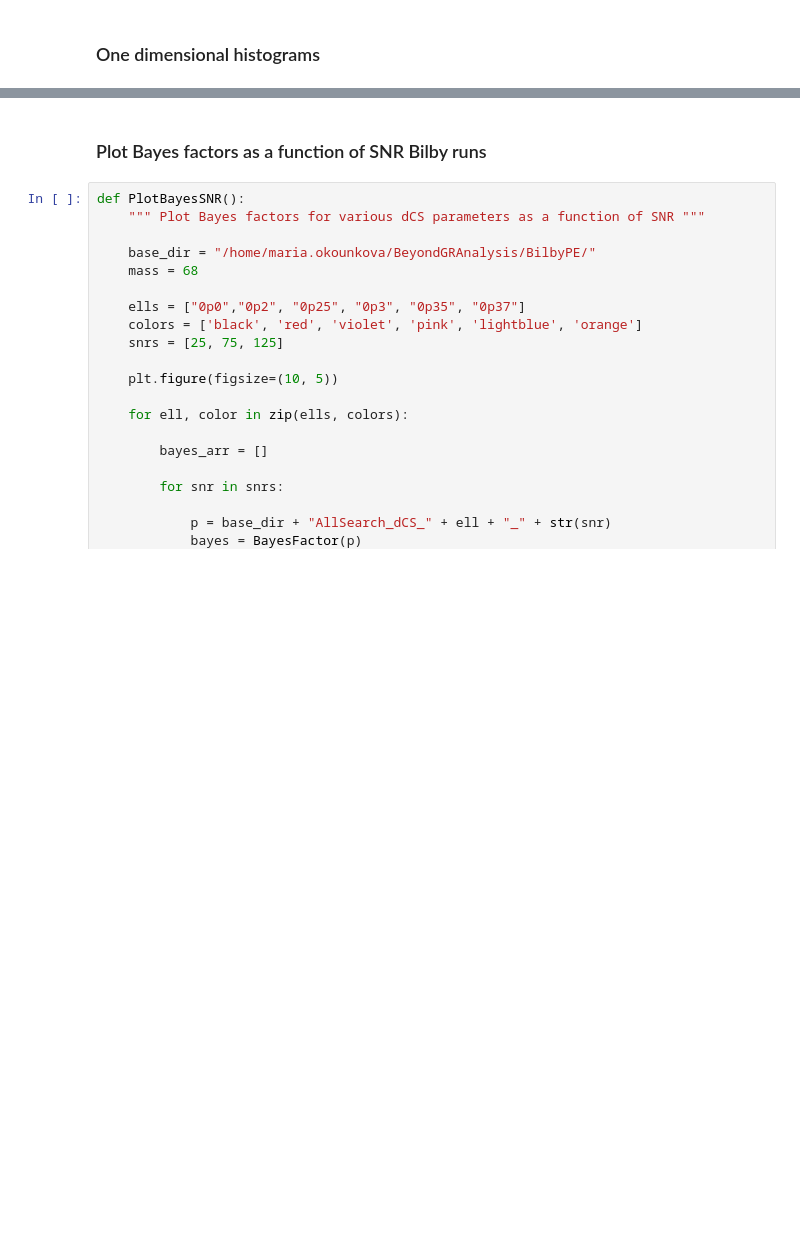
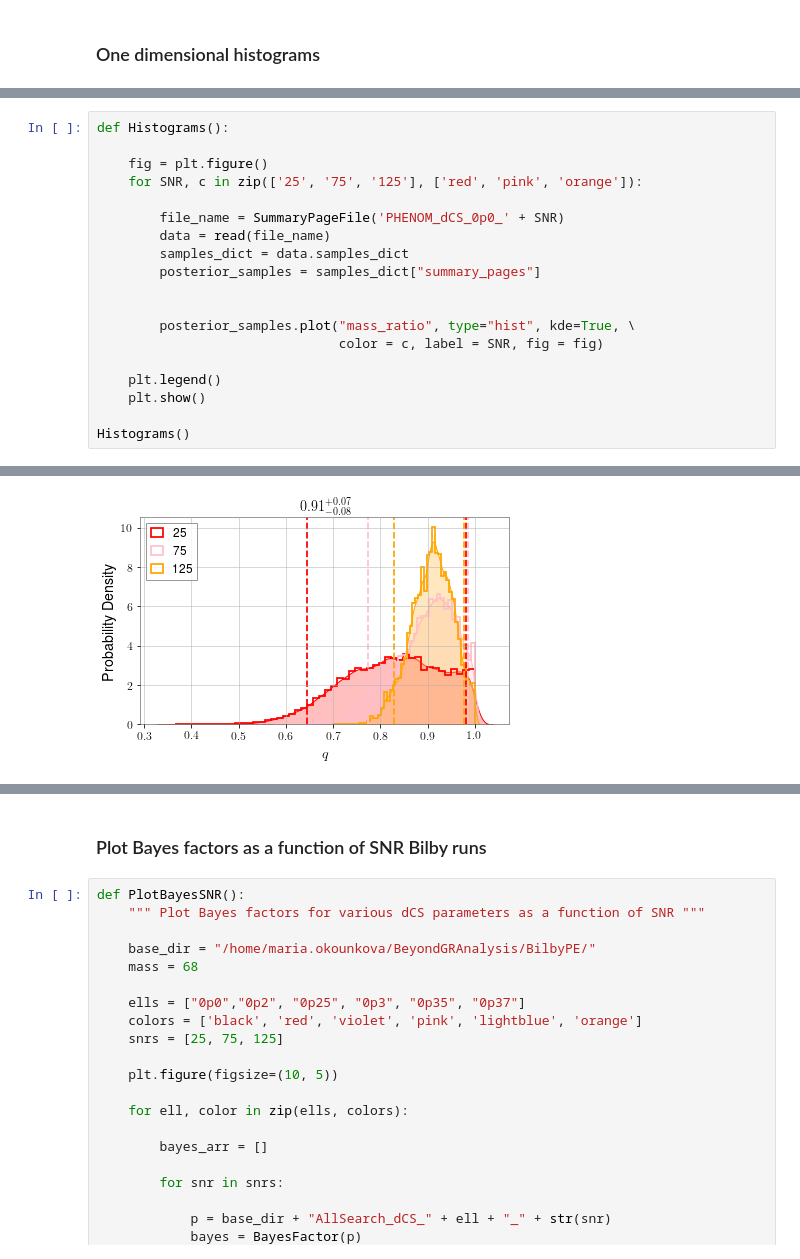
Before and after one commit to mariaokounkova/BeyondGRAnalysis, a Jupyter notebook: BilbyAnalysis.ipynb, the cells around one changed output, grey strips where cells are left out. Saved outputs shown, nothing was run; the diff lists cells and outputs as text; blank space fills up the shorter version.

```diff
--- a/BilbyAnalysis.ipynb
+++ b/BilbyAnalysis.ipynb
@@ -163,0 +168,20 @@ Histogram()
+# %%
+def Histograms():
+
+    fig = plt.figure()
+    for SNR, c in zip(['25', '75', '125'], ['red', 'pink', 'orange']):
+
+        file_name = SummaryPageFile('PHENOM_dCS_0p0_' + SNR)
+        data = read(file_name)
+        samples_dict = data.samples_dict
+        posterior_samples = samples_dict["summary_pages"]
+
+
+        posterior_samples.plot("mass_ratio", type="hist", kde=True, \
+                               color = c, label = SNR, fig = fig)
+
+    plt.legend()
+    plt.show()
+
+Histograms()
+# %% [output]
@@ -164,3 +197,4 @@ Histogram()
+[figure, added]
 # %%
 def CornerPlot():
     """ Make a corner plot of Bilby runs on GR injections with various SNRs"""
```
Also changed, not shown: parts of 4 cells of this notebook.
